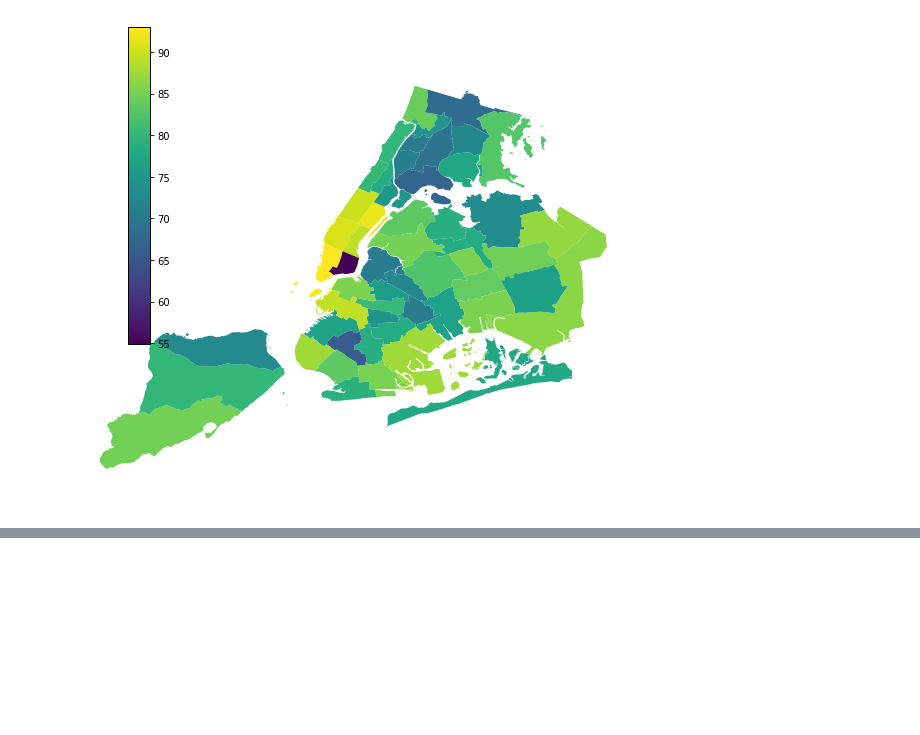
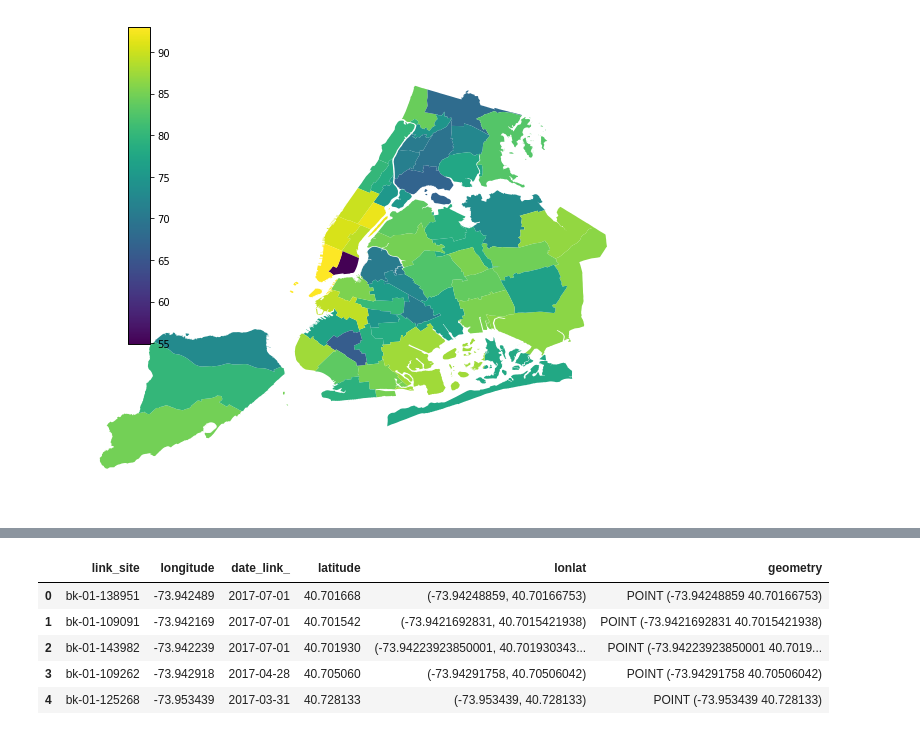
Before and after one commit to anaelisa24/PUI2018_amm1209, a Jupyter notebook: HW7_amm1209/HW7_amm1209.ipynb, the cells around one changed output, grey strips where cells are left out. Cells and saved outputs as stored; diff of their text form; code cells hidden in the pictures; blank space fills up the shorter version.

```diff
--- a/HW7_amm1209/HW7_amm1209.ipynb
+++ b/HW7_amm1209/HW7_amm1209.ipynb
@@ -252,0 +265,2 @@ Figure 1. Map of New York City colored by the percentage of households with broa
+# %%
+NYClocations = pd.read_csv("%s/linkNYClocations.csv"%os.getenv("PUIDATA"),index_col=0)
@@ -252,0 +280,3 @@ Figure 1. Map of New York City colored by the percentage of households with broa
+# %%
+NYClocations['lonlat'] = list(zip(NYClocations.longitude, NYClocations.latitude))
+NYClocations.head()
@@ -252,0 +290,12 @@ Figure 1. Map of New York City colored by the percentage of households with broa
+# %%
+NYClocations['geometry'] = NYClocations.lonlat.map(lambda x: Point(x))
+NYClocations = GeoDataFrame(NYClocations)
+# %%
+NYClocations.head()
+# %% [output]
+|  | link_site | longitude | date_link_ | latitude | lonlat | geometry |
+| 0 | bk-01-138951 | -73.942489 | 2017-07-01 | 40.701668 | (-73.94248859, 40.70166753) | POINT (-73.94248859 40.70166753) |
+| 1 | bk-01-109091 | -73.942169 | 2017-07-01 | 40.701542 | (-73.9421692831, 40.7015421938) | POINT (-73.9421692831 40.7015421938) |
+| 2 | bk-01-143982 | -73.942239 | 2017-07-01 | 40.701930 | (-73.94223923850001, 40.701930343... | POINT (-73.94223923850001 40.7019... |
+| 3 | bk-01-109262 | -73.942918 | 2017-04-28 | 40.705060 | (-73.94291758, 40.70506042) | POINT (-73.94291758 40.70506042) |
+| 4 | bk-01-125268 | -73.953439 | 2017-03-31 | 40.728133 | (-73.953439, 40.728133) | POINT (-73.953439 40.728133) |
```
Also changed, not shown: parts of 7 cells of this notebook.
